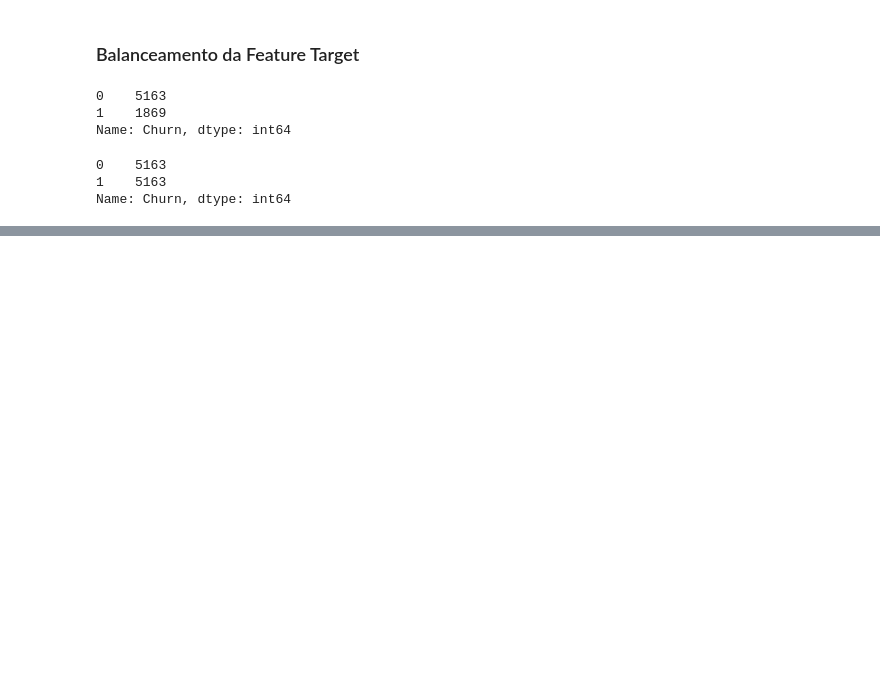
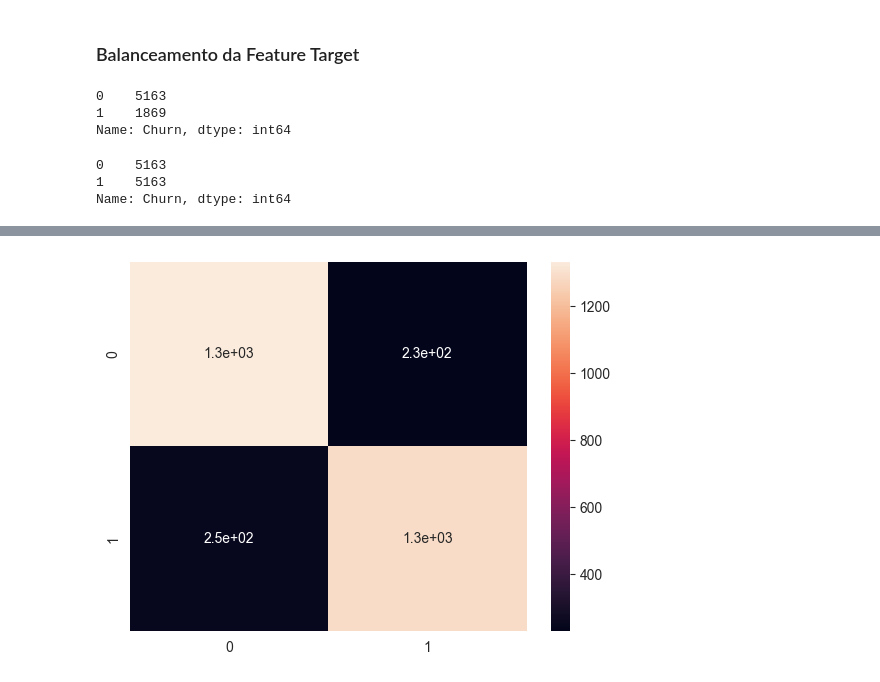
Before and after one commit to eduardochaves1/churn-prediction, a Jupyter notebook: churn-prediction.ipynb, the cells around one changed output, grey strips where cells are left out. Drawn from its saved outputs; the diff is of its cells as text; code cells hidden in the pictures; blank space fills up the shorter version.

```diff
--- a/churn-prediction.ipynb
+++ b/churn-prediction.ipynb
@@ -314,5 +352,6 @@ from sklearn.model_selection import train_test_split
 # %%
-seed = 42 # a resposta para tudo
-
-x_train, x_test, y_train, y_test = train_test_split(x,y, test_size = 0.3, random_state = seed)
-# separação entre dados de teste & treino para x e y
+x_train, x_test, y_train, y_test = train_test_split(x, y, test_size=.3, random_state=42)
+# separação entre treino e teste
+# %%
+model = lgbm.LGBMClassifier()
+# definição do modelo preditivo escolhido
@@ -318,0 +367,3 @@ x_train, x_test, y_train, y_test = train_test_split(x,y, test_size = 0.3, random
+# %%
+model.fit(x_train, y_train)
+# ajustando o modelo aos dados de treino
@@ -318,0 +372,3 @@ x_train, x_test, y_train, y_test = train_test_split(x,y, test_size = 0.3, random
+# %%
+y_predict = model.predict(x_test)
+# realizando a predição do modelo com os dados de teste
@@ -318,0 +387,6 @@ x_train, x_test, y_train, y_test = train_test_split(x,y, test_size = 0.3, random
+# %%
+sns.heatmap(confusion_matrix(y_test, y_predict), annot=True)
+plt.show()
+# resultado da predição através da tabela matriz de confusão
+# %% [output]
+[figure, added]
```
Also changed, not shown: parts of 28 cells of this notebook, 3 other files.
